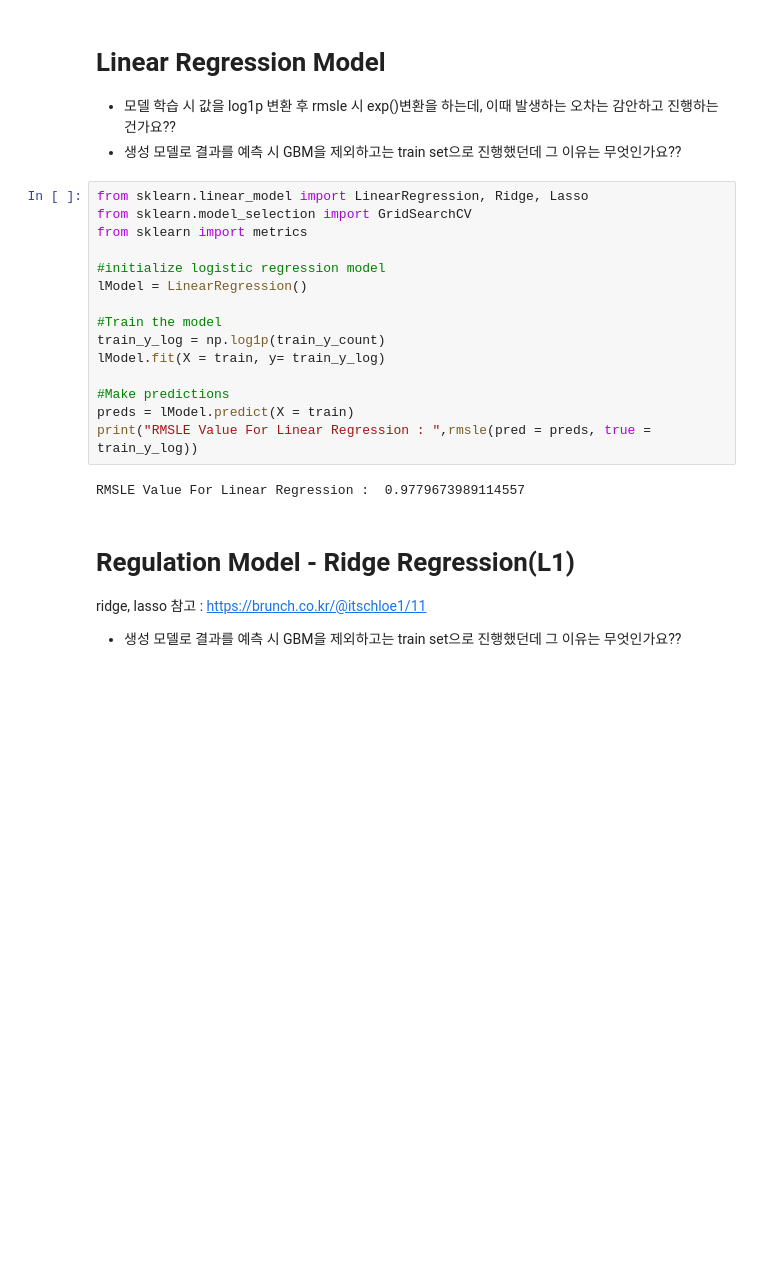
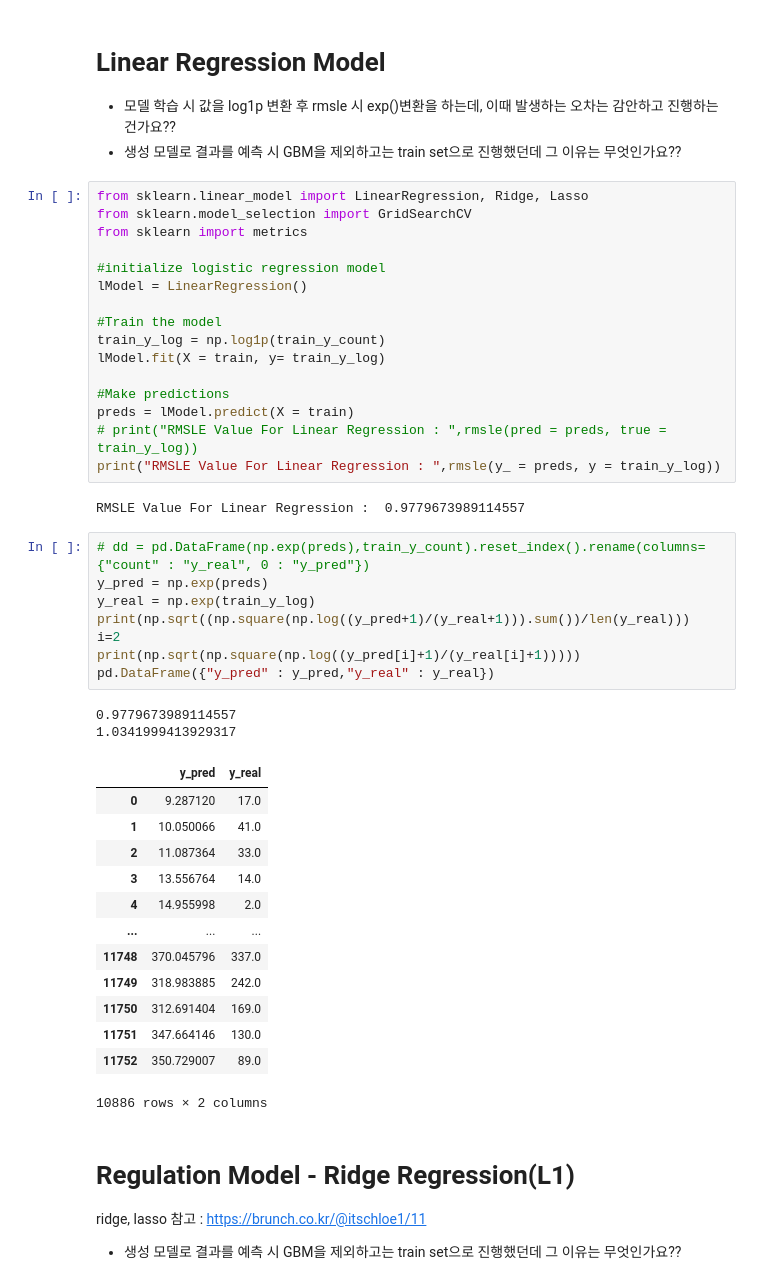
Before and after one commit to changyong93/KaggleStruggle, a Jupyter notebook: Bike Sharing Demand/EDA & Ensemble Model (Top 10 Percentile).ipynb, the cells around one changed output. Drawn from its saved outputs; the diff is of its cells as text; blank space fills up the shorter version.

```diff
--- a/Bike Sharing Demand/EDA & Ensemble Model (Top 10 Percentile).ipynb
+++ b/Bike Sharing Demand/EDA & Ensemble Model (Top 10 Percentile).ipynb
@@ -578,9 +578,34 @@ lModel.fit(X = train, y= train_y_log)
 
 #Make predictions
 preds = lModel.predict(X = train)
-print("RMSLE Value For Linear Regression : ",rmsle(pred = preds, true = train_y_log))
+# print("RMSLE Value For Linear Regression : ",rmsle(pred = preds, true = train_y_log))
+print("RMSLE Value For Linear Regression : ",rmsle(y_ = preds, y = train_y_log))
 # %% [output]
 RMSLE Value For Linear Regression :  0.9779673989114557
+# %%
+# dd = pd.DataFrame(np.exp(preds),train_y_count).reset_index().rename(columns={"count" : "y_real", 0 : "y_pred"})
+y_pred = np.exp(preds)
+y_real = np.exp(train_y_log)
+print(np.sqrt((np.square(np.log((y_pred+1)/(y_real+1))).sum())/len(y_real)))
+i=2
+print(np.sqrt(np.square(np.log((y_pred[i]+1)/(y_real[i]+1)))))
+pd.DataFrame({"y_pred" : y_pred,"y_real" : y_real})
+# %% [output]
+0.9779673989114557
+1.0341999413929317
+|  | y_pred | y_real |
+| 0 | 9.287120 | 17.0 |
+| 1 | 10.050066 | 41.0 |
+| 2 | 11.087364 | 33.0 |
+| 3 | 13.556764 | 14.0 |
+| 4 | 14.955998 | 2.0 |
+| ... | ... | ... |
+| 11748 | 370.045796 | 337.0 |
+| 11749 | 318.983885 | 242.0 |
+| 11750 | 312.691404 | 169.0 |
+| 11751 | 347.664146 | 130.0 |
+| 11752 | 350.729007 | 89.0 |
+10886 rows × 2 columns
 # %% [markdown]
 # Regulation Model - Ridge Regression(L1)
 ridge, lasso 참고 : https://brunch.co.kr/@itschloe1/11
```
Also changed, not shown: parts of 3 cells of this notebook, 1 other file.
